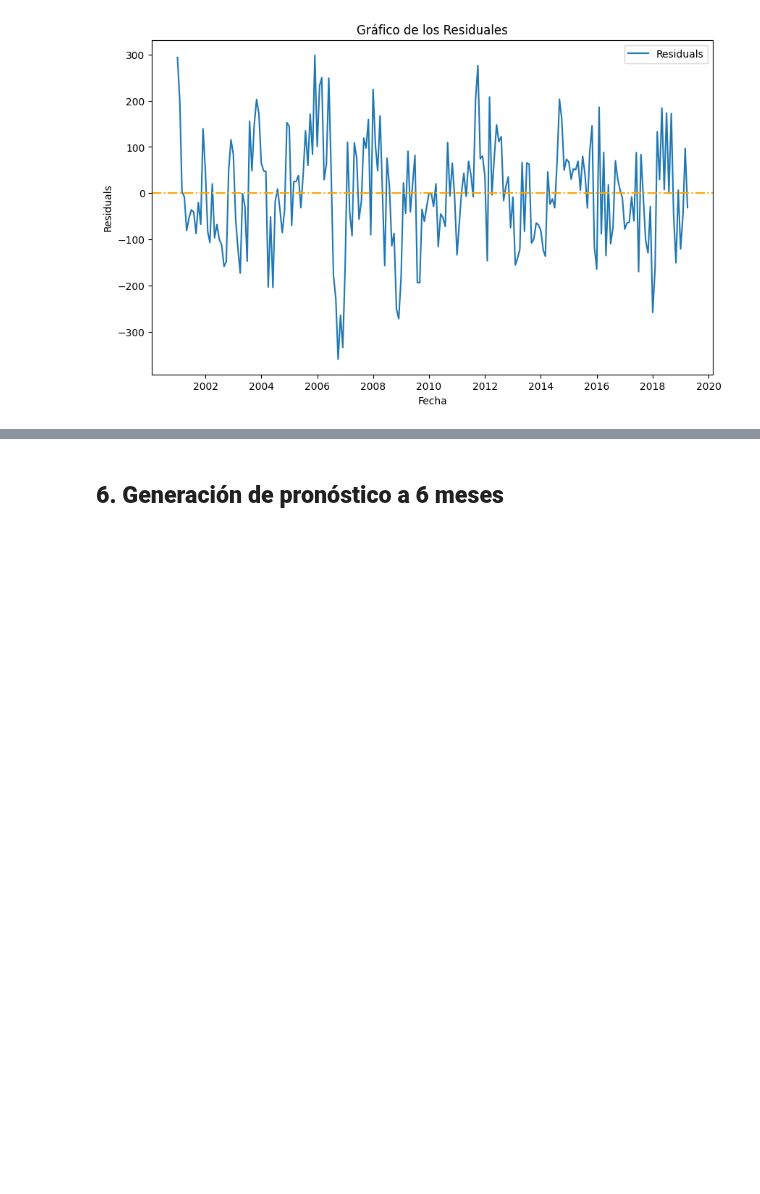
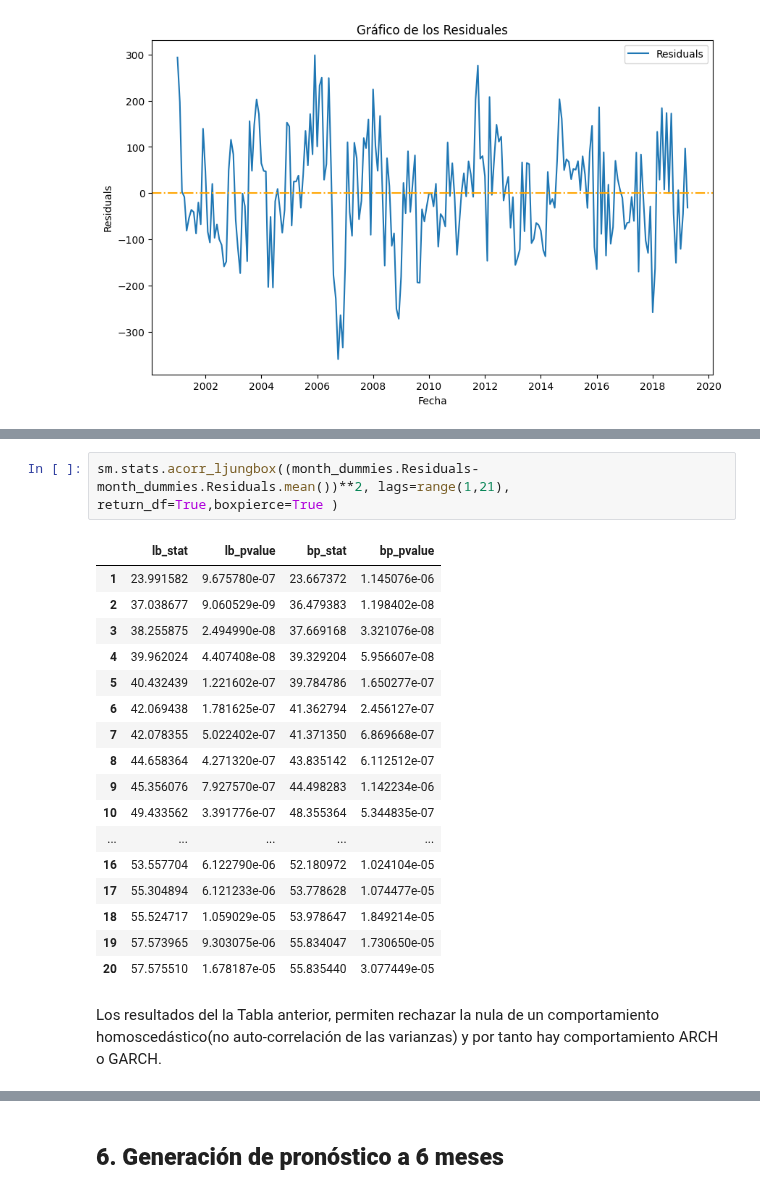
Before and after one commit to alfa7g7/Fundamentos-analitica-II, a Jupyter notebook: Clase 2/fundamentos_analítica_clase2_Tarea.ipynb, the cells around one changed output, grey strips where cells are left out. Drawn from its saved outputs; the diff is of its cells as text; blank space fills up the shorter version.

```diff
--- a/Clase 2/fundamentos_analítica_clase2_Tarea.ipynb
+++ b/Clase 2/fundamentos_analítica_clase2_Tarea.ipynb
@@ -380,0 +490,22 @@ Me falta hacer las anotaciones de los resultados de las pruebas pero ya se me fu
+# %%
+sm.stats.acorr_ljungbox((month_dummies.Residuals-month_dummies.Residuals.mean())**2, lags=range(1,21), return_df=True,boxpierce=True )
+# %% [output]
+|  | lb_stat | lb_pvalue | bp_stat | bp_pvalue |
+| 1 | 23.991582 | 9.675780e-07 | 23.667372 | 1.145076e-06 |
+| 2 | 37.038677 | 9.060529e-09 | 36.479383 | 1.198402e-08 |
+| 3 | 38.255875 | 2.494990e-08 | 37.669168 | 3.321076e-08 |
+| 4 | 39.962024 | 4.407408e-08 | 39.329204 | 5.956607e-08 |
+| 5 | 40.432439 | 1.221602e-07 | 39.784786 | 1.650277e-07 |
+| 6 | 42.069438 | 1.781625e-07 | 41.362794 | 2.456127e-07 |
+| 7 | 42.078355 | 5.022402e-07 | 41.371350 | 6.869668e-07 |
+| 8 | 44.658364 | 4.271320e-07 | 43.835142 | 6.112512e-07 |
+| 9 | 45.356076 | 7.927570e-07 | 44.498283 | 1.142234e-06 |
+| 10 | 49.433562 | 3.391776e-07 | 48.355364 | 5.344835e-07 |
+| ... | ... | ... | ... | ... |
+| 16 | 53.557704 | 6.122790e-06 | 52.180972 | 1.024104e-05 |
+| 17 | 55.304894 | 6.121233e-06 | 53.778628 | 1.074477e-05 |
+| 18 | 55.524717 | 1.059029e-05 | 53.978647 | 1.849214e-05 |
+| 19 | 57.573965 | 9.303075e-06 | 55.834047 | 1.730650e-05 |
+| 20 | 57.575510 | 1.678187e-05 | 55.835440 | 3.077449e-05 |
+# %% [markdown]
+Los resultados del la Tabla anterior, permiten rechazar la nula de un comportamiento homoscedástico(no auto-correlación de las varianzas) y por tanto hay comportamiento ARCH o GARCH.
```
Also changed, not shown: parts of 18 cells of this notebook.
